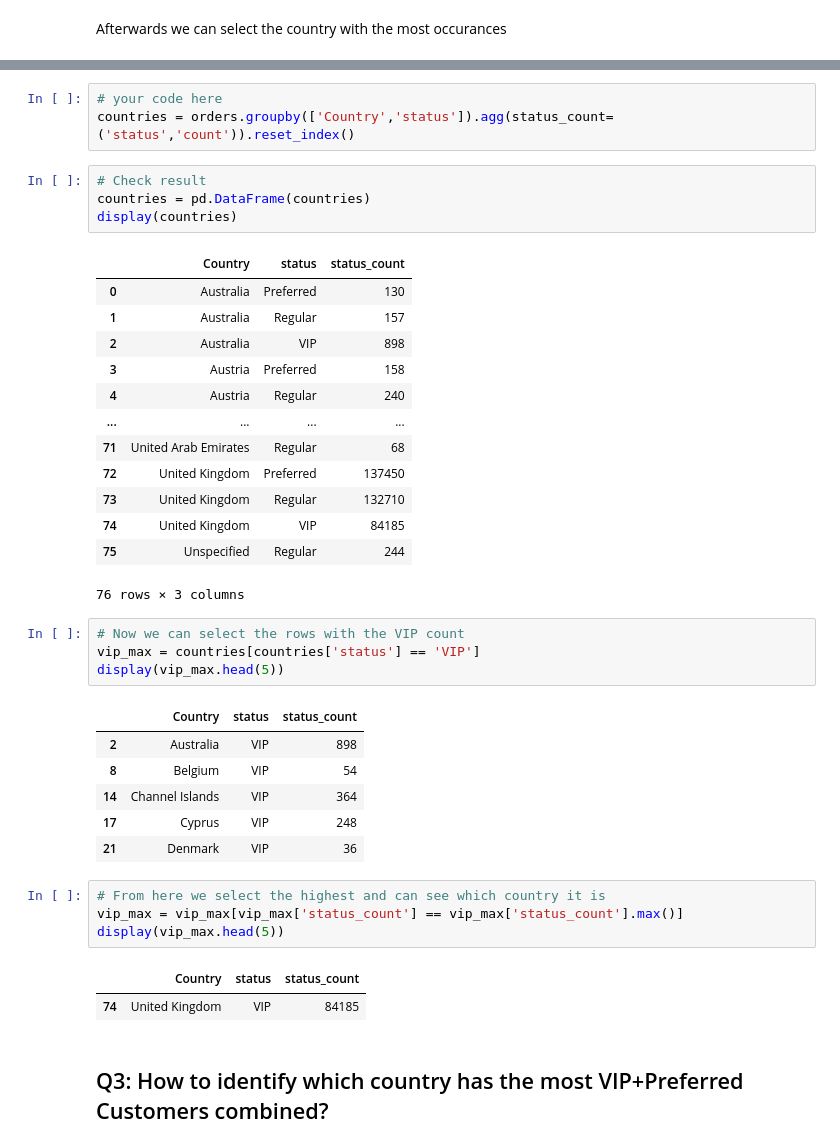
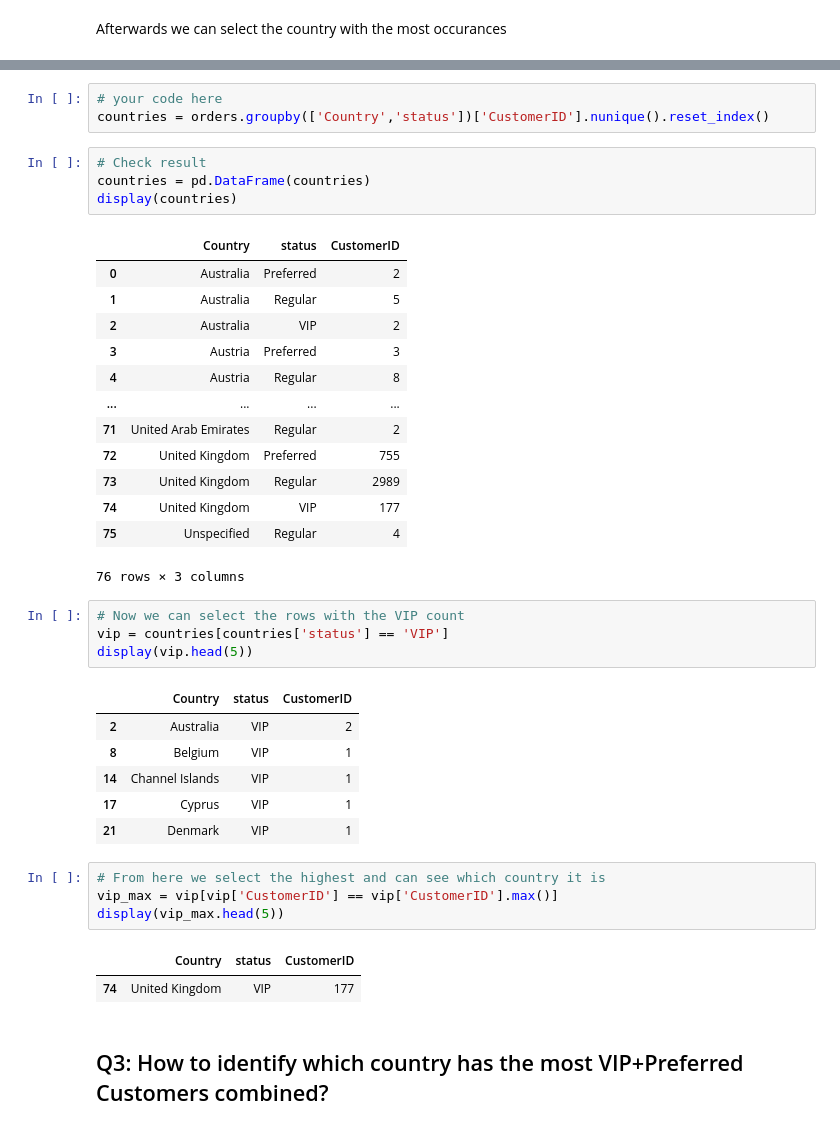
Before and after one commit to GiancarloSanna/lab-dataframe-calculations, a Jupyter notebook: your-code/challenge-3.ipynb, the cells around one changed output, grey strips where cells are left out. Drawn from its saved outputs; the diff is of its cells as text.

```diff
--- a/your-code/challenge-3.ipynb
+++ b/your-code/challenge-3.ipynb
@@ -151,42 +167,42 @@ Afterwards we can select the country with the most occurances
 # %%
 # your code here
-countries = orders.groupby(['Country','status']).agg(status_count=('status','count')).reset_index()
+countries = orders.groupby(['Country','status'])['CustomerID'].nunique().reset_index()
 # %%
 # Check result
 countries = pd.DataFrame(countries)
 display(countries)
 # %% [output]
-|  | Country | status | status_count |
-| 0 | Australia | Preferred | 130 |
-| 1 | Australia | Regular | 157 |
-| 2 | Australia | VIP | 898 |
-| 3 | Austria | Preferred | 158 |
-| 4 | Austria | Regular | 240 |
+|  | Country | status | CustomerID |
+| 0 | Australia | Preferred | 2 |
+| 1 | Australia | Regular | 5 |
+| 2 | Australia | VIP | 2 |
+| 3 | Austria | Preferred | 3 |
+| 4 | Austria | Regular | 8 |
 | ... | ... | ... | ... |
-| 71 | United Arab Emirates | Regular | 68 |
-| 72 | United Kingdom | Preferred | 137450 |
-| 73 | United Kingdom | Regular | 132710 |
-| 74 | United Kingdom | VIP | 84185 |
-| 75 | Unspecified | Regular | 244 |
+| 71 | United Arab Emirates | Regular | 2 |
+| 72 | United Kingdom | Preferred | 755 |
+| 73 | United Kingdom | Regular | 2989 |
+| 74 | United Kingdom | VIP | 177 |
+| 75 | Unspecified | Regular | 4 |
 76 rows × 3 columns
 # %%
 # Now we can select the rows with the VIP count
-vip_max = countries[countries['status'] == 'VIP']
-display(vip_max.head(5))
+vip = countries[countries['status'] == 'VIP']
+display(vip.head(5))
 # %% [output]
-|  | Country | status | status_count |
-| 2 | Australia | VIP | 898 |
-| 8 | Belgium | VIP | 54 |
-| 14 | Channel Islands | VIP | 364 |
-| 17 | Cyprus | VIP | 248 |
-| 21 | Denmark | VIP | 36 |
+|  | Country | status | CustomerID |
+| 2 | Australia | VIP | 2 |
+| 8 | Belgium | VIP | 1 |
+| 14 | Channel Islands | VIP | 1 |
+| 17 | Cyprus | VIP | 1 |
+| 21 | Denmark | VIP | 1 |
 # %%
 # From here we select the highest and can see which country it is
-vip_max = vip_max[vip_max['status_count'] == vip_max['status_count'].max()]
+vip_max = vip[vip['CustomerID'] == vip['CustomerID'].max()]
 display(vip_max.head(5))
 # %% [output]
-|  | Country | status | status_count |
-| 74 | United Kingdom | VIP | 84185 |
+|  | Country | status | CustomerID |
+| 74 | United Kingdom | VIP | 177 |
 # %% [markdown]
 ## Q3: How to identify which country has the most VIP+Preferred Customers combined?
 # %% [markdown]
```
Also changed, not shown: parts of 4 cells of this notebook, 1 other file.
